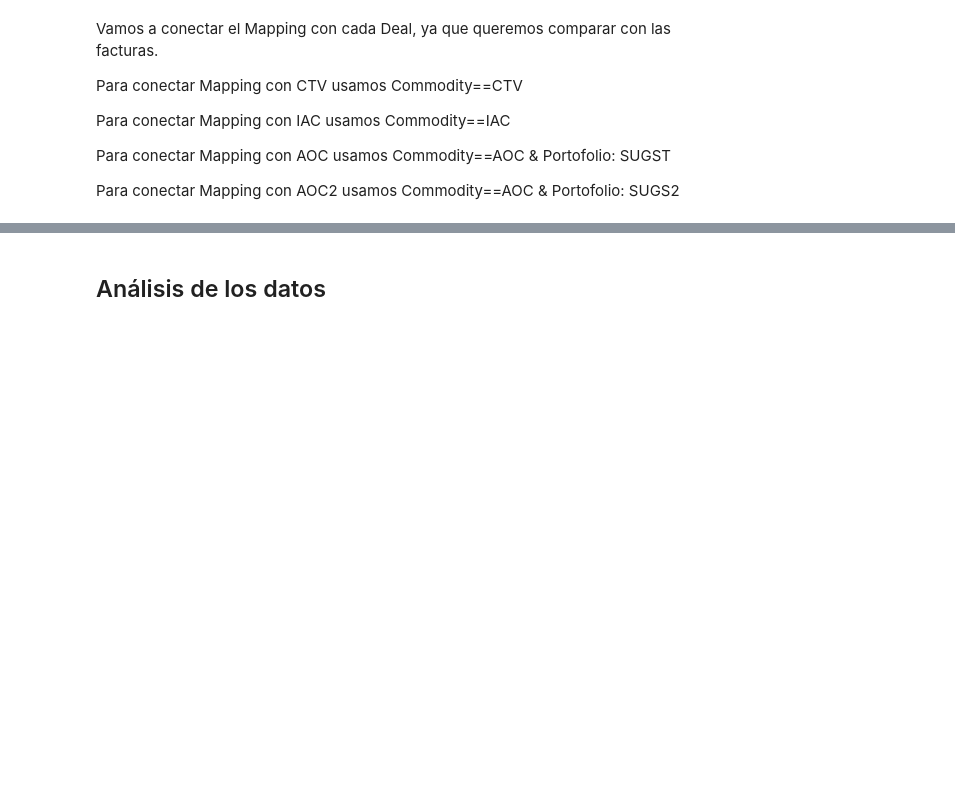
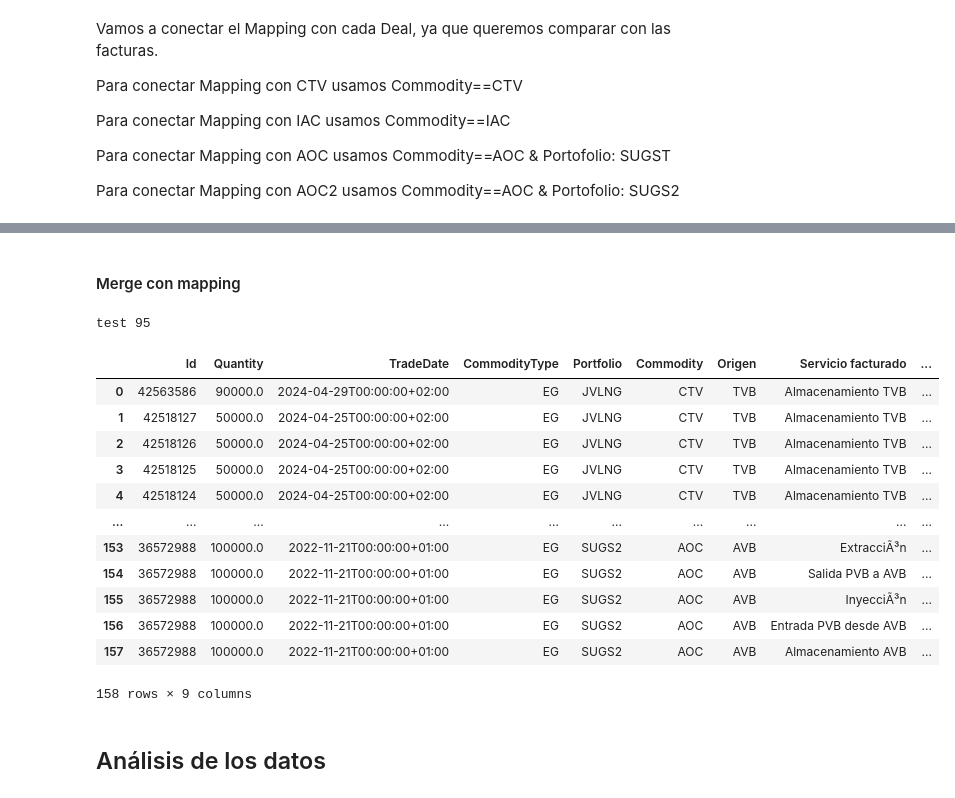
Before and after one commit to kikekzm/Data-Projects, a Jupyter notebook: ENGIE-Caso/Caso_Engie.ipynb, the cells around one changed output, grey strips where cells are left out. Drawn from its saved outputs; the diff is of its cells as text; code cells hidden in the pictures; blank space fills up the shorter version.

Commit message:
comparar con facturas

```diff
--- a/ENGIE-Caso/Caso_Engie.ipynb
+++ b/ENGIE-Caso/Caso_Engie.ipynb
@@ -102,0 +48,6 @@ mapping_df.rename(columns={'Servicio facturado': 'Servicio Facturado'}, inplace=
+# %%
+# QUITAMOS LOS DUPLICADOS
+
+mapping_df=mapping_df.query("Commodity in ['CTV', 'IAC', 'AOC'] and Portfolio in ['MEDG2','JVLNG', 'SUGST', 'SUGS2']").drop_duplicates()
+
+mapping_df.head(100)
@@ -207,0 +142,11 @@ Con esto ya tenemos los Deals listos para compararlos con Facturas (Conciliació
+# %%
+# ahora los unimos todos y camb
+deals_df=pd.concat([CTV_min_df, IAC_min_df, AOC_min_df, AOC2_min_df], ignore_index=True)
+
+
+# vemos si hay algún ID duplicado
+
+# cambiamos el formato de fecha
+#todo
+
+deals_df.head(100)
@@ -208,3 +167,33 @@ Con esto ya tenemos los Deals listos para compararlos con Facturas (Conciliació
+# %% [markdown]
+#### Merge con mapping
+# %%
+# ahora unimos cada uno con mapping
+deals_mapped_df = (pd.merge(deals_df, mapping_df,on=['Portfolio', 'Commodity'], how='inner').drop_duplicates())
+
+test=deals_mapped_df.shape[0]-deals_df.shape[0]
+
+print('test',test)
+
+#deals_mapped_df.head(1000)
+deals_mapped_df.head(1000)
+
+## SALEN DE MÁS PORQUE LA RELACIÓN NO ES UNICA, PARA UN MISMO CANAL (PORTOFOLIO+COMMODITY),
+## HAY DISTINTOS SERVICIOS FACTURADOS
+# %% [output]
+test 95
+|  | Id | Quantity | TradeDate | CommodityType | Portfolio | Commodity | Origen | Servicio facturado | ... |
+| 0 | 42563586 | 90000.0 | 2024-04-29T00:00:00+02:00 | EG | JVLNG | CTV | TVB | Almacenamiento TVB | ... |
+| 1 | 42518127 | 50000.0 | 2024-04-25T00:00:00+02:00 | EG | JVLNG | CTV | TVB | Almacenamiento TVB | ... |
+| 2 | 42518126 | 50000.0 | 2024-04-25T00:00:00+02:00 | EG | JVLNG | CTV | TVB | Almacenamiento TVB | ... |
+| 3 | 42518125 | 50000.0 | 2024-04-25T00:00:00+02:00 | EG | JVLNG | CTV | TVB | Almacenamiento TVB | ... |
+| 4 | 42518124 | 50000.0 | 2024-04-25T00:00:00+02:00 | EG | JVLNG | CTV | TVB | Almacenamiento TVB | ... |
+| ... | ... | ... | ... | ... | ... | ... | ... | ... | ... |
+| 153 | 36572988 | 100000.0 | 2022-11-21T00:00:00+01:00 | EG | SUGS2 | AOC | AVB | ExtracciÃ³n | ... |
+| 154 | 36572988 | 100000.0 | 2022-11-21T00:00:00+01:00 | EG | SUGS2 | AOC | AVB | Salida PVB a AVB | ... |
+| 155 | 36572988 | 100000.0 | 2022-11-21T00:00:00+01:00 | EG | SUGS2 | AOC | AVB | InyecciÃ³n | ... |
+| 156 | 36572988 | 100000.0 | 2022-11-21T00:00:00+01:00 | EG | SUGS2 | AOC | AVB | Entrada PVB desde AVB | ... |
+| 157 | 36572988 | 100000.0 | 2022-11-21T00:00:00+01:00 | EG | SUGS2 | AOC | AVB | Almacenamiento AVB | ... |
+158 rows × 9 columns
 # %% [markdown]
 ## Análisis de los datos
 # %% [markdown]
```
Also changed, not shown: parts of 19 cells of this notebook.
